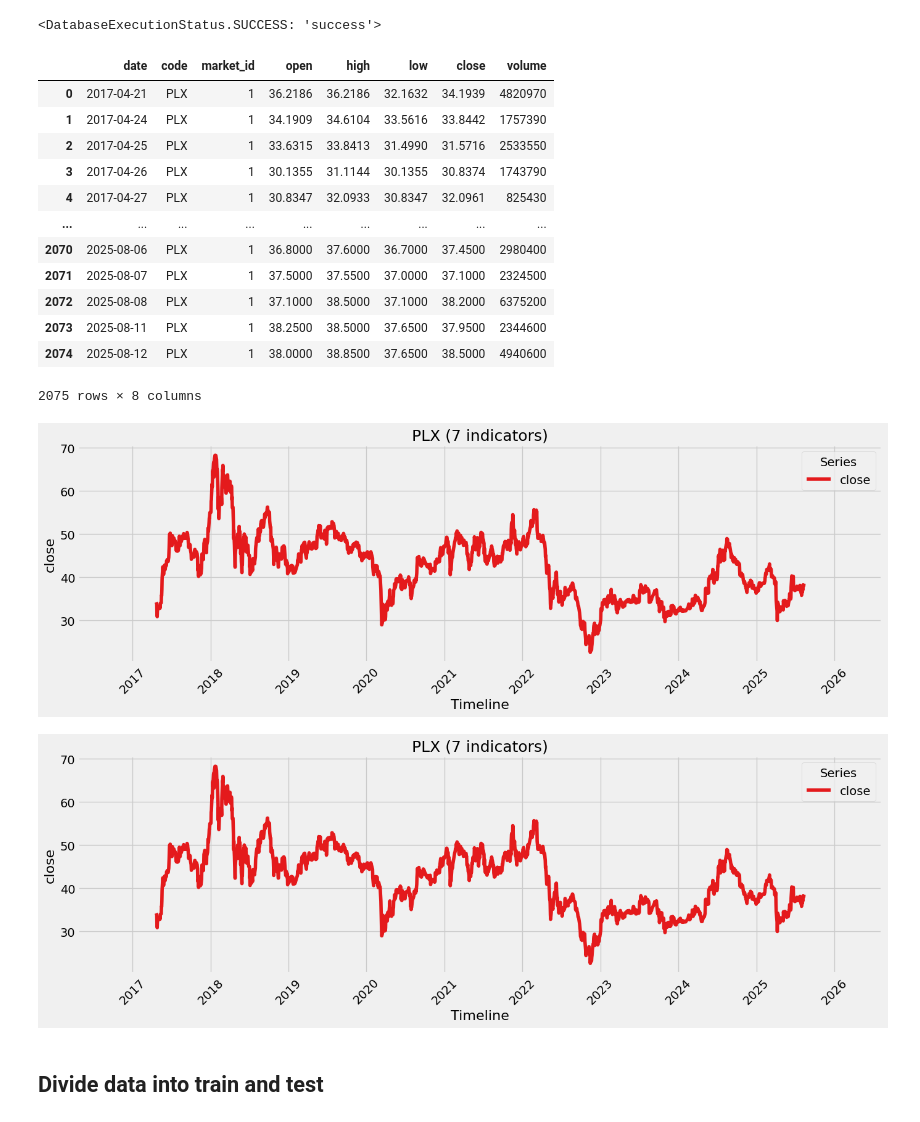
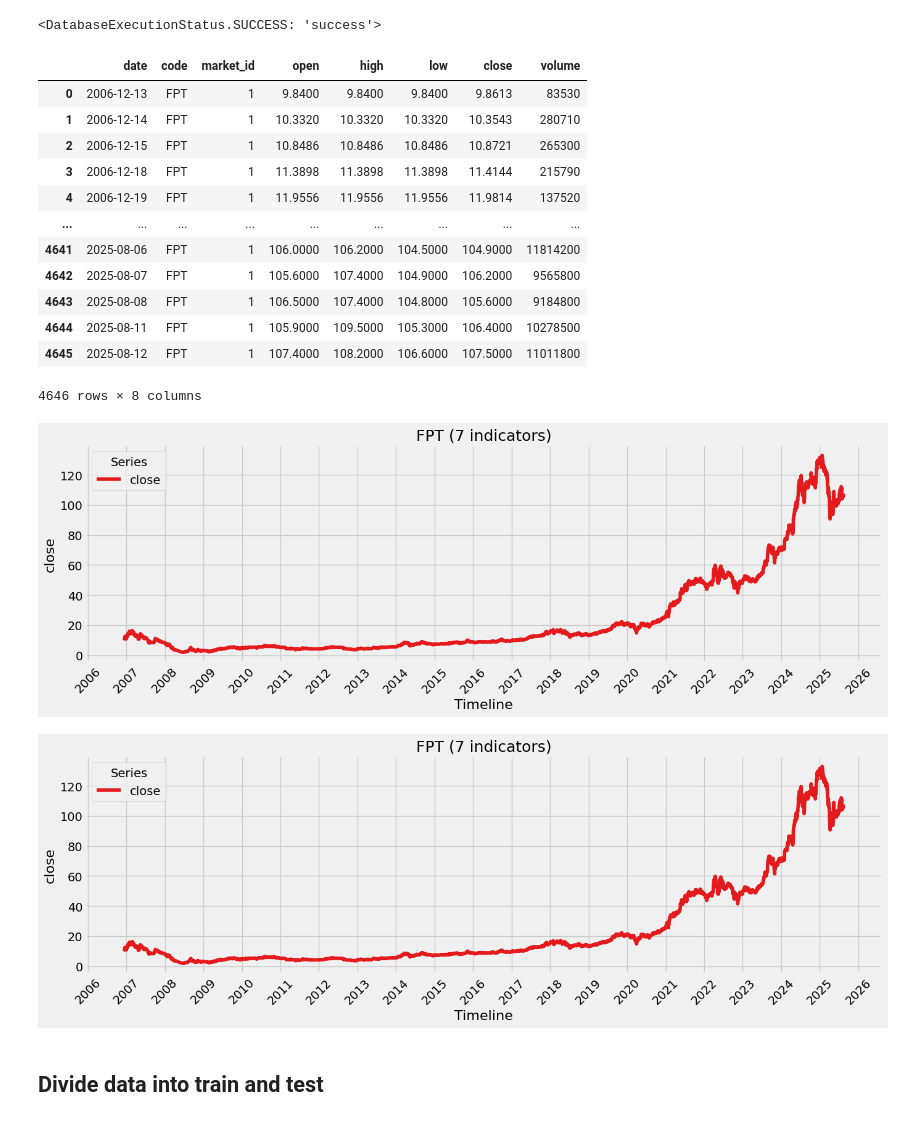
Before and after one commit to DucTrung1802/master-thesis, a Jupyter notebook: src/visualization/arima_visualization.ipynb, the cells around one changed output. Saved outputs shown, nothing was run; the diff lists cells and outputs as text; code cells hidden in the pictures.

```diff
--- a/src/visualization/arima_visualization.ipynb
+++ b/src/visualization/arima_visualization.ipynb
@@ -86,7 +66,7 @@ arima_model = ArimaModel(logger=my_logger)
 # %% [markdown]
 ## Parameters
 # %%
-stock_code = "PLX"
+stock_code = "FPT"
 value_column_name = "close"
 # %% [markdown]
 ## Load data
@@ -112,32 +92,32 @@ df = auto_convert(df)
 df
 # %% [output]
 |  | date | code | market_id | open | high | low | close | volume |
-| 0 | 2017-04-21 | PLX | 1 | 36.2186 | 36.2186 | 32.1632 | 34.1939 | 4820970 |
-| 1 | 2017-04-24 | PLX | 1 | 34.1909 | 34.6104 | 33.5616 | 33.8442 | 1757390 |
-| 2 | 2017-04-25 | PLX | 1 | 33.6315 | 33.8413 | 31.4990 | 31.5716 | 2533550 |
-| 3 | 2017-04-26 | PLX | 1 | 30.1355 | 31.1144 | 30.1355 | 30.8374 | 1743790 |
-| 4 | 2017-04-27 | PLX | 1 | 30.8347 | 32.0933 | 30.8347 | 32.0961 | 825430 |
+| 0 | 2006-12-13 | FPT | 1 | 9.8400 | 9.8400 | 9.8400 | 9.8613 | 83530 |
+| 1 | 2006-12-14 | FPT | 1 | 10.3320 | 10.3320 | 10.3320 | 10.3543 | 280710 |
+| 2 | 2006-12-15 | FPT | 1 | 10.8486 | 10.8486 | 10.8486 | 10.8721 | 265300 |
+| 3 | 2006-12-18 | FPT | 1 | 11.3898 | 11.3898 | 11.3898 | 11.4144 | 215790 |
+| 4 | 2006-12-19 | FPT | 1 | 11.9556 | 11.9556 | 11.9556 | 11.9814 | 137520 |
 | ... | ... | ... | ... | ... | ... | ... | ... | ... |
-| 2070 | 2025-08-06 | PLX | 1 | 36.8000 | 37.6000 | 36.7000 | 37.4500 | 2980400 |
-| 2071 | 2025-08-07 | PLX | 1 | 37.5000 | 37.5500 | 37.0000 | 37.1000 | 2324500 |
-| 2072 | 2025-08-08 | PLX | 1 | 37.1000 | 38.5000 | 37.1000 | 38.2000 | 6375200 |
-| 2073 | 2025-08-11 | PLX | 1 | 38.2500 | 38.5000 | 37.6500 | 37.9500 | 2344600 |
-| 2074 | 2025-08-12 | PLX | 1 | 38.0000 | 38.8500 | 37.6500 | 38.5000 | 4940600 |
+| 4641 | 2025-08-06 | FPT | 1 | 106.0000 | 106.2000 | 104.5000 | 104.9000 | 11814200 |
+| 4642 | 2025-08-07 | FPT | 1 | 105.6000 | 107.4000 | 104.9000 | 106.2000 | 9565800 |
+| 4643 | 2025-08-08 | FPT | 1 | 106.5000 | 107.4000 | 104.8000 | 105.6000 | 9184800 |
+| 4644 | 2025-08-11 | FPT | 1 | 105.9000 | 109.5000 | 105.3000 | 106.4000 | 10278500 |
+| 4645 | 2025-08-12 | FPT | 1 | 107.4000 | 108.2000 | 106.6000 | 107.5000 | 11011800 |
-2075 rows × 8 columns
+4646 rows × 8 columns
 # %%
 my_visualizer.plot_lines_chart(
     df,
     x_column="date",
     y_columns=[value_column_name],
-    title="PLX",
+    title=stock_code,
     y_axis_title=value_column_name,
     y_unit="",
-    prefix_figure_name="PLX",
+    prefix_figure_name=stock_code,
     marker=None,
 )
 # %% [output]
-[figure, old version]
+[figure, new version]
-[figure, old version]
+[figure, new version]
 # %% [markdown]
 ## Divide data into train and test
 # %%
```
Also changed, not shown: parts of 7 cells of this notebook, 6 other files.
